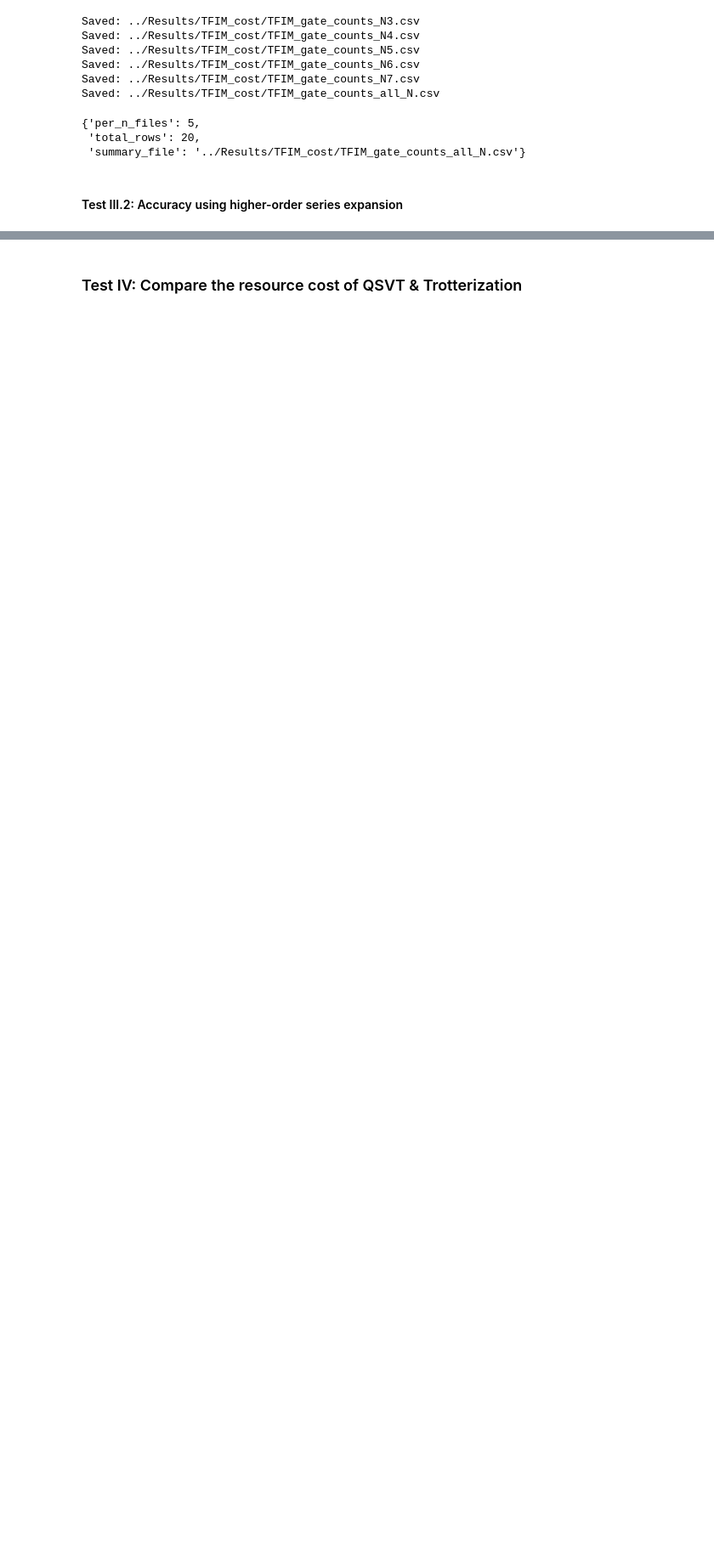
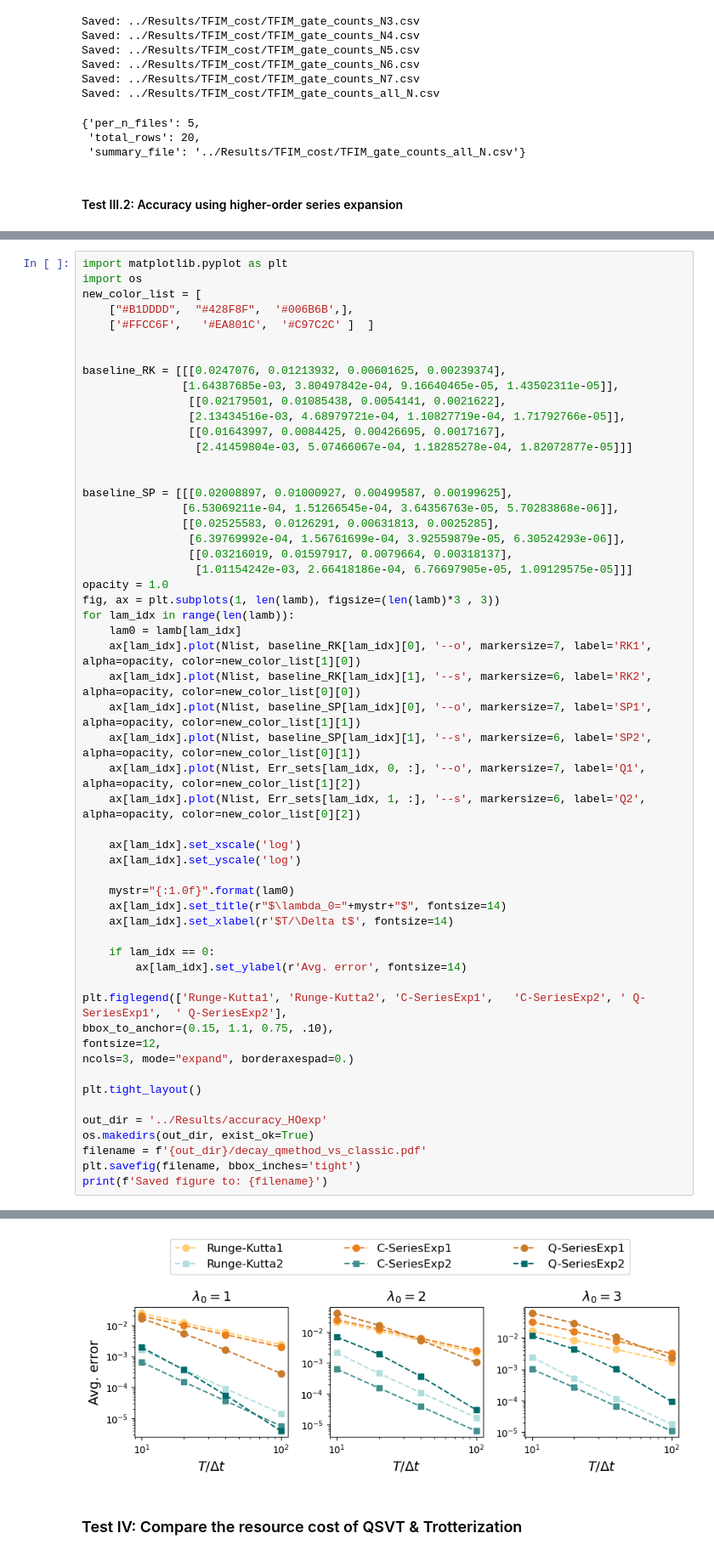
Before and after one commit to Chesterhuang1999/Lindbladian_compilation, a Jupyter notebook: src/evaluate.ipynb, the cells around one changed output, grey strips where cells are left out. Shown at 85% size. Drawn from its saved outputs; the diff is of its cells as text; blank space fills up the shorter version.

```diff
--- a/src/evaluate.ipynb
+++ b/src/evaluate.ipynb
@@ -579,0 +642,56 @@ Simulate error: 0.0006557614378870137
+# %%
+import matplotlib.pyplot as plt
+import os
+new_color_list = [
+    ["#B1DDDD",  "#428F8F",  '#006B6B',],
+    ['#FFCC6F',   '#EA801C',  '#C97C2C' ]  ]
+
+
+baseline_RK = [[[0.0247076, 0.01213932, 0.00601625, 0.00239374],
+               [1.64387685e-03, 3.80497842e-04, 9.16640465e-05, 1.43502311e-05]],
+                [[0.02179501, 0.01085438, 0.0054141, 0.0021622],
+                [2.13434516e-03, 4.68979721e-04, 1.10827719e-04, 1.71792766e-05]],
+                [[0.01643997, 0.0084425, 0.00426695, 0.0017167],
+                 [2.41459804e-03, 5.07466067e-04, 1.18285278e-04, 1.82072877e-05]]]
+
+
+baseline_SP = [[[0.02008897, 0.01000927, 0.00499587, 0.00199625],
+               [6.53069211e-04, 1.51266545e-04, 3.64356763e-05, 5.70283868e-06]],
+               [[0.02525583, 0.0126291, 0.00631813, 0.0025285],
+                [6.39769992e-04, 1.56761699e-04, 3.92559879e-05, 6.30524293e-06]],
+                [[0.03216019, 0.01597917, 0.0079664, 0.00318137],
+                 [1.01154242e-03, 2.66418186e-04, 6.76697905e-05, 1.09129575e-05]]]
+opacity = 1.0
+fig, ax = plt.subplots(1, len(lamb), figsize=(len(lamb)*3 , 3))
+for lam_idx in range(len(lamb)):
+    lam0 = lamb[lam_idx]
+    ax[lam_idx].plot(Nlist, baseline_RK[lam_idx][0], '--o', markersize=7, label='RK1', alpha=opacity, color=new_color_list[1][0])
+    ax[lam_idx].plot(Nlist, baseline_RK[lam_idx][1], '--s', markersize=6, label='RK2', alpha=opacity, color=new_color_list[0][0])
+    ax[lam_idx].plot(Nlist, baseline_SP[lam_idx][0], '--o', markersize=7, label='SP1', alpha=opacity, color=new_color_list[1][1])
+    ax[lam_idx].plot(Nlist, baseline_SP[lam_idx][1], '--s', markersize=6, label='SP2', alpha=opacity, color=new_color_list[0][1])
+    ax[lam_idx].plot(Nlist, Err_sets[lam_idx, 0, :], '--o', markersize=7, label='Q1', alpha=opacity, color=new_color_list[1][2])
+    ax[lam_idx].plot(Nlist, Err_sets[lam_idx, 1, :], '--s', markersize=6, label='Q2', alpha=opacity, color=new_color_list[0][2])
+
+    ax[lam_idx].set_xscale('log')
+    ax[lam_idx].set_yscale('log')
+
+    mystr="{:1.0f}".format(lam0)
+    ax[lam_idx].set_title(r"$\lambda_0="+mystr+"$", fontsize=14)
+    ax[lam_idx].set_xlabel(r'$T/\Delta t$', fontsize=14)
+
+    if lam_idx == 0:
+        ax[lam_idx].set_ylabel(r'Avg. error', fontsize=14)
+
+plt.figlegend(['Runge-Kutta1', 'Runge-Kutta2', 'C-SeriesExp1',   'C-SeriesExp2', ' Q-SeriesExp1',  ' Q-SeriesExp2'],
+bbox_to_anchor=(0.15, 1.1, 0.75, .10),
+fontsize=12,
+ncols=3, mode="expand", borderaxespad=0.)
+
+plt.tight_layout()
+
+out_dir = '../Results/accuracy_HOexp'
+os.makedirs(out_dir, exist_ok=True)
+filename = f'{out_dir}/decay_qmethod_vs_classic.pdf'
+plt.savefig(filename, bbox_inches='tight')
+print(f'Saved figure to: {filename}')
+# %% [output]
@@ -580,3 +699,4 @@ Simulate error: 0.0006557614378870137
+[figure, added]
 # %% [markdown]
 ### Test IV: Compare the resource cost of QSVT & Trotterization
 # %%
```
Also changed, not shown: parts of 3 cells of this notebook.
